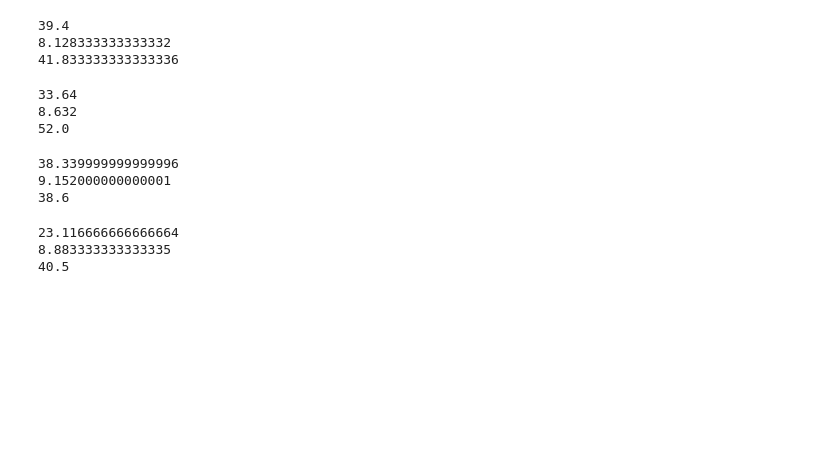
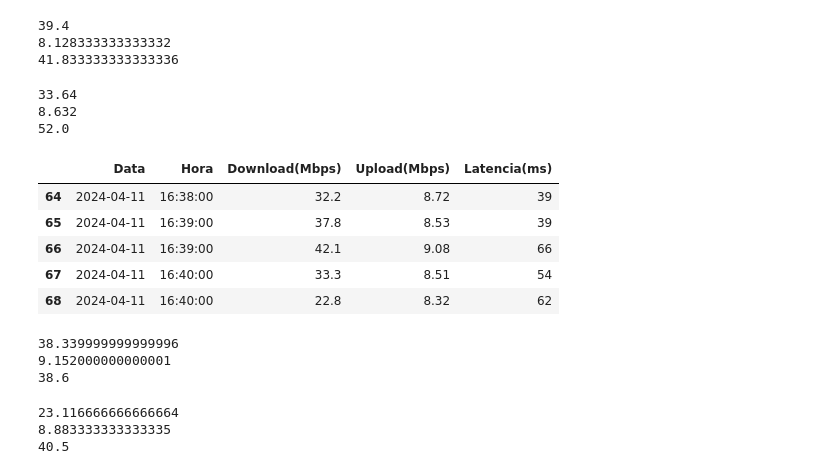
Before and after one commit to Lucas-Abrantes/TCC-FSS, a Jupyter notebook: artigo/main.ipynb, the cells around one changed output. Saved outputs shown, nothing was run; the diff lists cells and outputs as text; code cells hidden in the pictures; blank space fills up the shorter version.

```diff
--- a/artigo/main.ipynb
+++ b/artigo/main.ipynb
@@ -418,6 +418,15 @@ print(media_latencia_13)
 33.64
 8.632
 52.0
+# %%
+dado_13
+# %% [output]
+|  | Data | Hora | Download(Mbps) | Upload(Mbps) | Latencia(ms) |
+| 64 | 2024-04-11 | 16:38:00 | 32.2 | 8.72 | 39 |
+| 65 | 2024-04-11 | 16:39:00 | 37.8 | 8.53 | 39 |
+| 66 | 2024-04-11 | 16:39:00 | 42.1 | 9.08 | 66 |
+| 67 | 2024-04-11 | 16:40:00 | 33.3 | 8.51 | 54 |
+| 68 | 2024-04-11 | 16:40:00 | 22.8 | 8.32 | 62 |
 # %%
 
 
```
Also changed, not shown: parts of 10 cells of this notebook, 1 other file.
